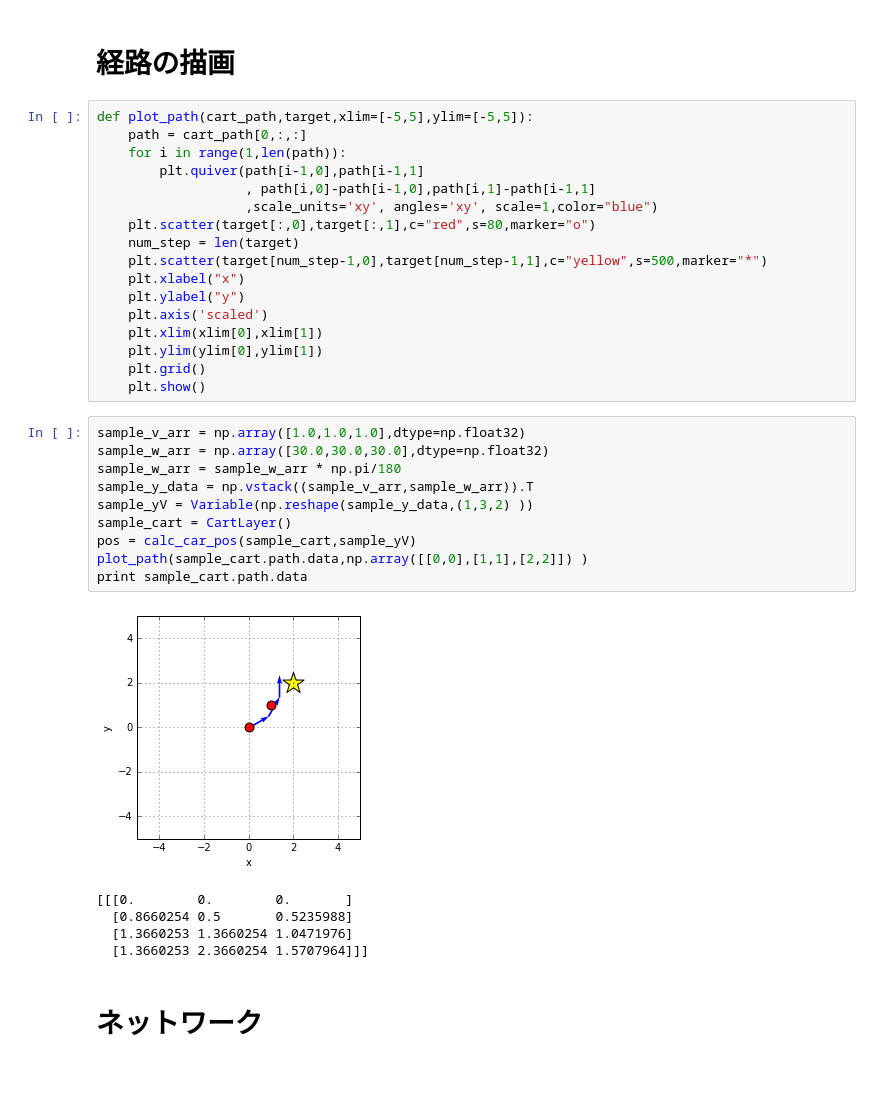
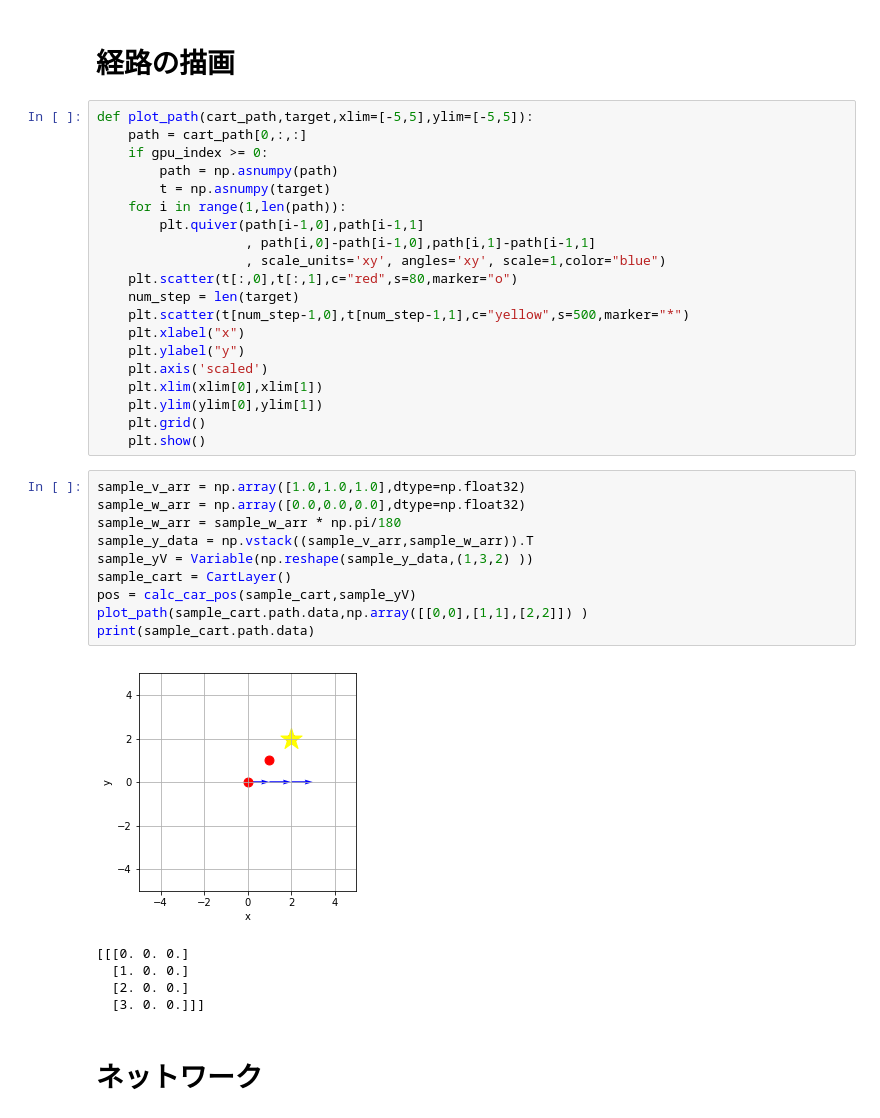
Before and after one commit to yotaseki/ParameterLearning, a Jupyter notebook: MovingCar.ipynb, the cells around one changed output. Drawn from its saved outputs; the diff is of its cells as text; blank space fills up the shorter version.

```diff
--- a/MovingCar.ipynb
+++ b/MovingCar.ipynb
@@ -52,13 +55,16 @@ def calc_car_pos(cart_layer, y):
 # %%
 def plot_path(cart_path,target,xlim=[-5,5],ylim=[-5,5]):
     path = cart_path[0,:,:]
+    if gpu_index >= 0:
+        path = np.asnumpy(path)
+        t = np.asnumpy(target)
     for i in range(1,len(path)):
         plt.quiver(path[i-1,0],path[i-1,1]
                    , path[i,0]-path[i-1,0],path[i,1]-path[i-1,1]
-                   ,scale_units='xy', angles='xy', scale=1,color="blue")
-    plt.scatter(target[:,0],target[:,1],c="red",s=80,marker="o")
+                   , scale_units='xy', angles='xy', scale=1,color="blue")
+    plt.scatter(t[:,0],t[:,1],c="red",s=80,marker="o")
     num_step = len(target)
-    plt.scatter(target[num_step-1,0],target[num_step-1,1],c="yellow",s=500,marker="*")
+    plt.scatter(t[num_step-1,0],t[num_step-1,1],c="yellow",s=500,marker="*")
     plt.xlabel("x")
     plt.ylabel("y")
     plt.axis('scaled')
@@ -68,20 +74,20 @@ def plot_path(cart_path,target,xlim=[-5,5],ylim=[-5,5]):
     plt.show()
 # %%
 sample_v_arr = np.array([1.0,1.0,1.0],dtype=np.float32)
-sample_w_arr = np.array([30.0,30.0,30.0],dtype=np.float32)
+sample_w_arr = np.array([0.0,0.0,0.0],dtype=np.float32)
 sample_w_arr = sample_w_arr * np.pi/180
 sample_y_data = np.vstack((sample_v_arr,sample_w_arr)).T
 sample_yV = Variable(np.reshape(sample_y_data,(1,3,2) ))
 sample_cart = CartLayer()
 pos = calc_car_pos(sample_cart,sample_yV)
 plot_path(sample_cart.path.data,np.array([[0,0],[1,1],[2,2]]) )
-print sample_cart.path.data
+print(sample_cart.path.data)
 # %% [output]
-[figure, old version]
+[figure, new version]
-[[[0.        0.        0.       ]
-  [0.8660254 0.5       0.5235988]
-  [1.3660253 1.3660254 1.0471976]
-  [1.3660253 2.3660254 1.5707964]]]
+[[[0. 0. 0.]
+  [1. 0. 0.]
+  [2. 0. 0.]
+  [3. 0. 0.]]]
 # %% [markdown]
 # ネットワーク
 # %%
```
Also changed, not shown: parts of 20 cells of this notebook.
